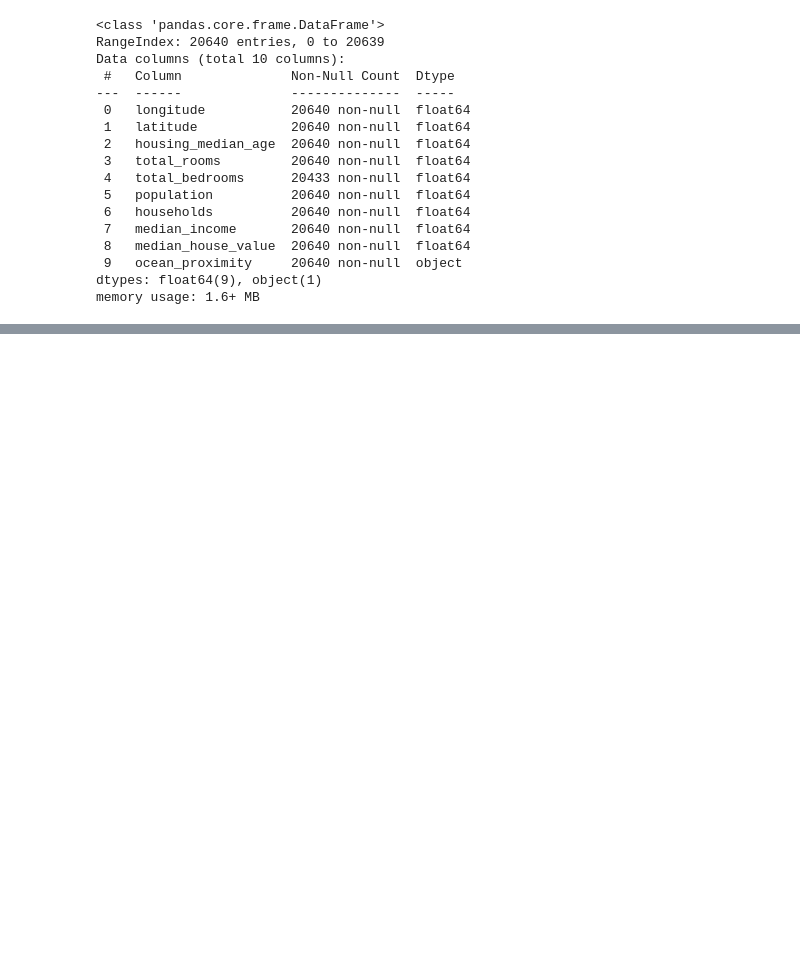
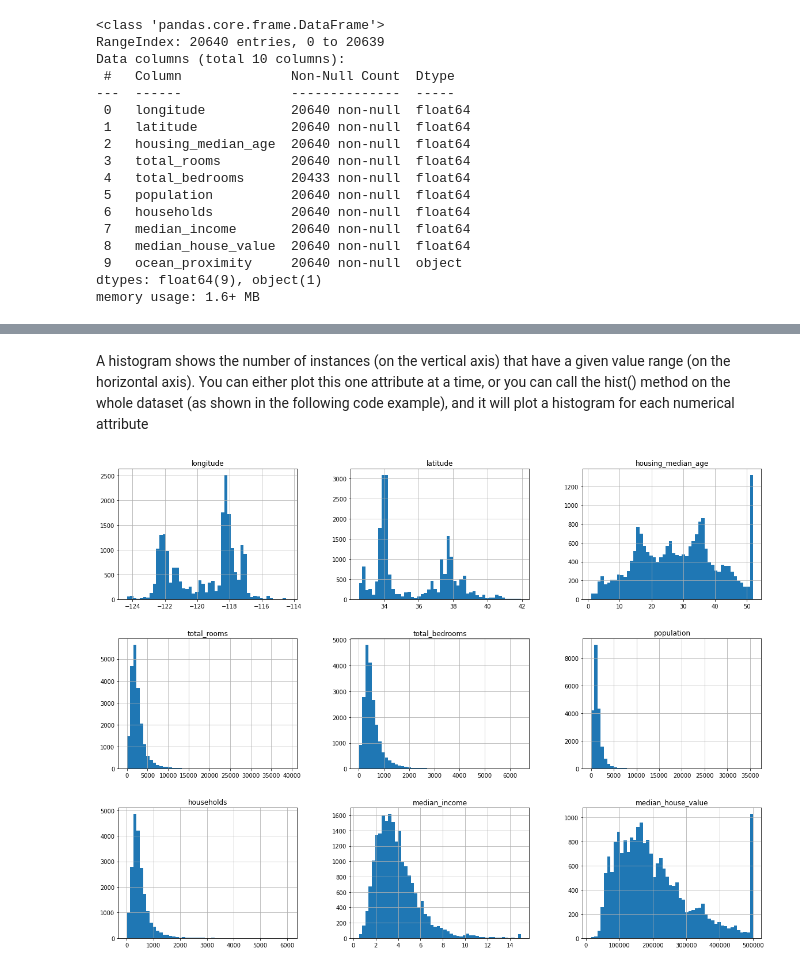
Before and after one commit to ArezooAalipanah/Hands-on-ML, a Jupyter notebook: HMLchapter2.ipynb, the cells around one changed output, grey strips where cells are left out. Cells and saved outputs as stored; diff of their text form; code cells hidden in the pictures; blank space fills up the shorter version.

```diff
--- a/HMLchapter2.ipynb
+++ b/HMLchapter2.ipynb
@@ -56,0 +72,14 @@ memory usage: 1.6+ MB
+# %% [markdown]
+ A histogram shows the number of instances
+(on the vertical axis) that have a given value range (on the horizontal axis). You can
+either plot this one attribute at a time, or you can call the hist() method on the
+whole dataset (as shown in the following code example), and it will plot a histogram
+for each numerical attribute
+# %%
+%matplotlib inline
+
+import matplotlib.pyplot as plt
+housing.hist(bins=50, figsize=(20,15))
+plt.show()
+# %% [output]
+[figure, added]
```
Also changed, not shown: parts of 3 cells of this notebook.
